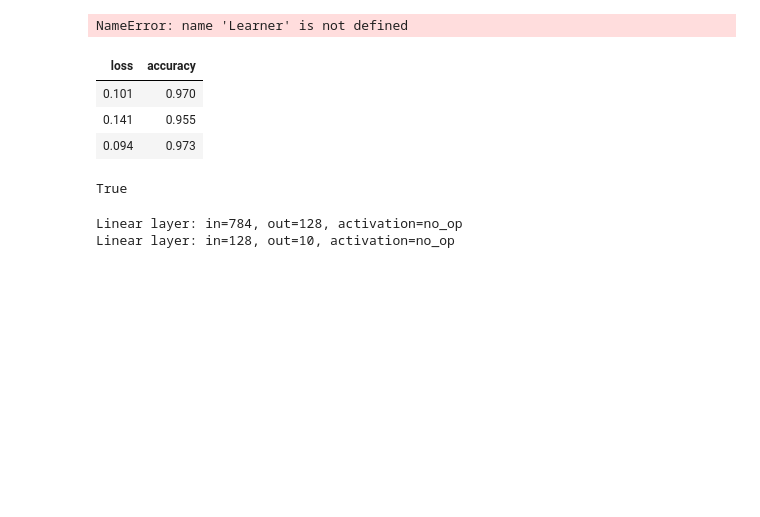
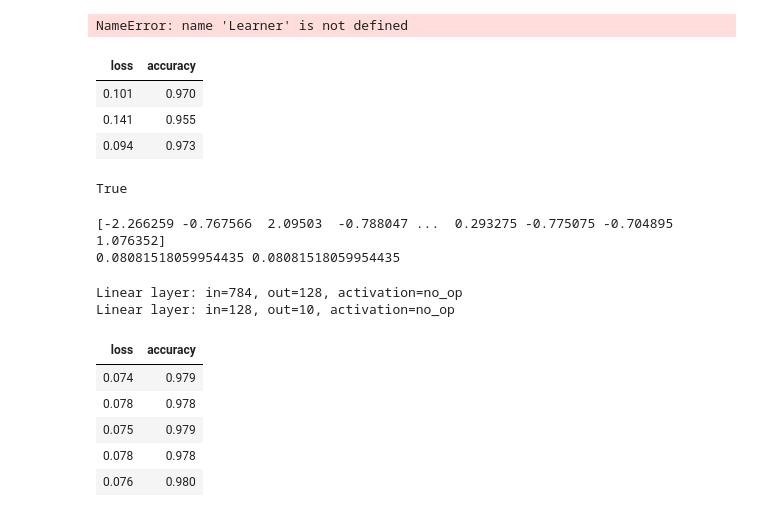
Before and after one commit to ysterin/course-v3, a Jupyter notebook: nbs/dl2/dynet-03_training.ipynb, the cells around one changed output. Saved outputs shown, nothing was run; the diff lists cells and outputs as text; code cells hidden in the pictures; blank space fills up the shorter version.

```diff
--- a/nbs/dl2/dynet-03_training.ipynb
+++ b/nbs/dl2/dynet-03_training.ipynb
@@ -327,9 +327,9 @@ class Learner:
                 return cb
 # %%
 class EWMA:
-    def __init__(self, beta=0.9):
+    def __init__(self, beta=0.9, init=0):
         self.beta = 0.9
-        self._value, self.n = 0, 0
+        self._value, self.n = 0, init
 
     def update(self, val):
         self.n += 1
@@ -339,4 +339,20 @@ class EWMA:
     @property
     def value(self):
         return self._value/(1-self.beta**self.n)
+
+class Averager:
+    def __init__(self, init=0):
+        self._sum, self.N = init, 0
+
+    def update(self, val, n=1):
+        self._sum += val*n
+        self.N += n
+        return self.value
+
+    @property
+    def value(self):
+        return self._sum/self.N
+# %% [output]
+[-2.266259 -0.767566  2.09503  -0.788047 ...  0.293275 -0.775075 -0.704895  1.076352]
+0.08081518059954435 0.08081518059954435
 # %%
@@ -437,5 +461,12 @@ learn = Learner(m, trainer, data, batching='minibatch', metrics=[accuracy])
 Linear layer: in=784, out=128, activation=no_op
 Linear layer: in=128, out=10, activation=no_op
 # %%
-learn.recorder.beta = 0.98
+learn.recorder.beta = 0.1
 learn.fit(5)
+# %% [output]
+| loss | accuracy |
+| 0.074 | 0.979 |
+| 0.078 | 0.978 |
+| 0.075 | 0.979 |
+| 0.078 | 0.978 |
+| 0.076 | 0.980 |
```
Also changed, not shown: parts of 5 cells of this notebook.
